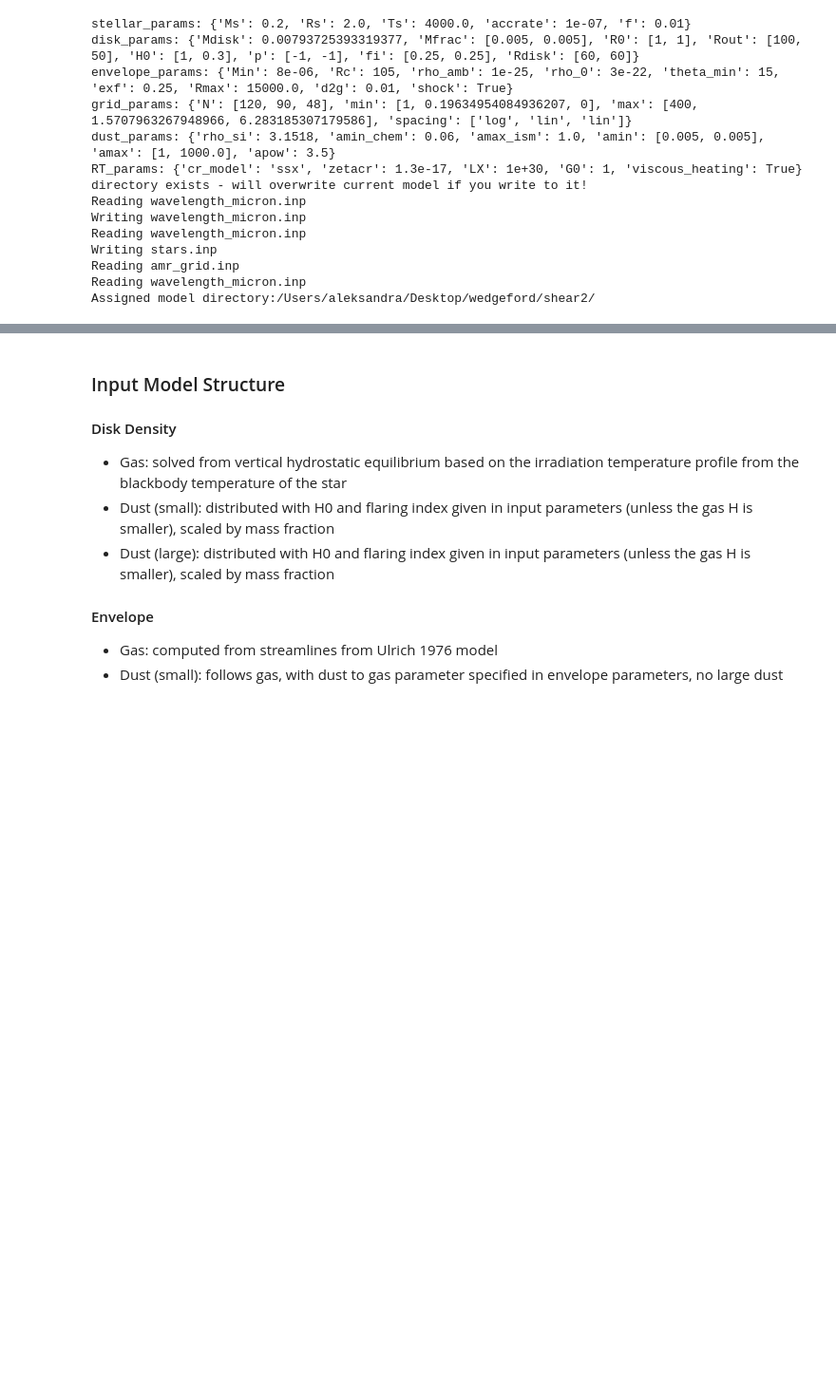
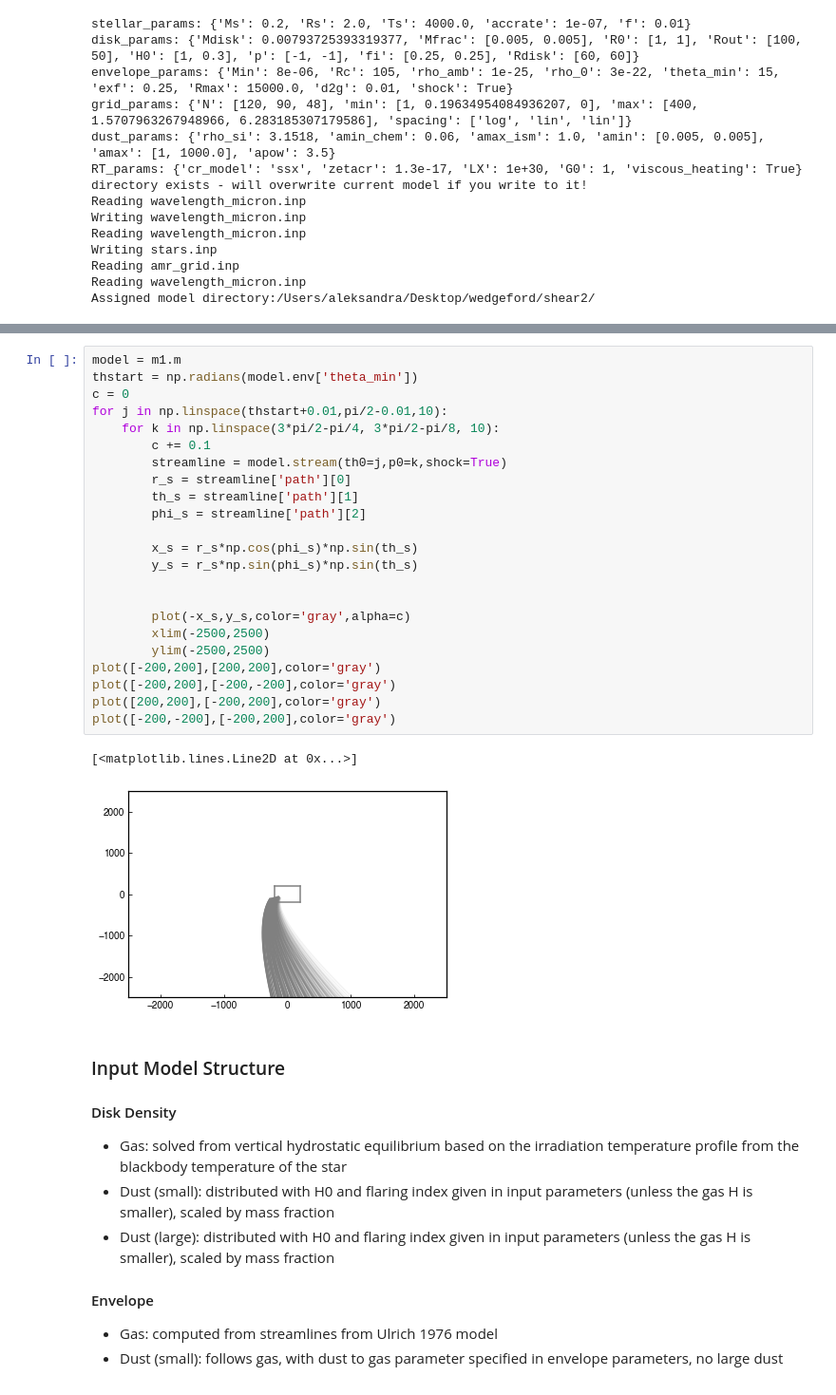
Before and after one commit to uconn-origins/wedgeford, a Jupyter notebook: make_model.ipynb, the cells around one changed output, grey strips where cells are left out. Shown at 95% size. Saved outputs shown, nothing was run; the diff lists cells and outputs as text; blank space fills up the shorter version.

```diff
--- a/make_model.ipynb
+++ b/make_model.ipynb
@@ -259,3 +259,29 @@ Substituting with a symbol from Computer Modern.
+# %%
+model = m1.m
+thstart = np.radians(model.env['theta_min'])
+c = 0
+for j in np.linspace(thstart+0.01,pi/2-0.01,10):
+    for k in np.linspace(3*pi/2-pi/4, 3*pi/2-pi/8, 10):
+        c += 0.1
+        streamline = model.stream(th0=j,p0=k,shock=True)
+        r_s = streamline['path'][0]
+        th_s = streamline['path'][1]
+        phi_s = streamline['path'][2]
+
+        x_s = r_s*np.cos(phi_s)*np.sin(th_s)
+        y_s = r_s*np.sin(phi_s)*np.sin(th_s)
+
+
+        plot(-x_s,y_s,color='gray',alpha=c)
+        xlim(-2500,2500)
+        ylim(-2500,2500)
+plot([-200,200],[200,200],color='gray')
+plot([-200,200],[-200,-200],color='gray')
+plot([200,200],[-200,200],color='gray')
+plot([-200,-200],[-200,200],color='gray')
+# %% [output]
+[<matplotlib.lines.Line2D at 0x...>]
+[figure, added]
 # %% [markdown]
 ### Input Model Structure
 
```
Also changed, not shown: parts of 1 cell of this notebook, 39 other files.
